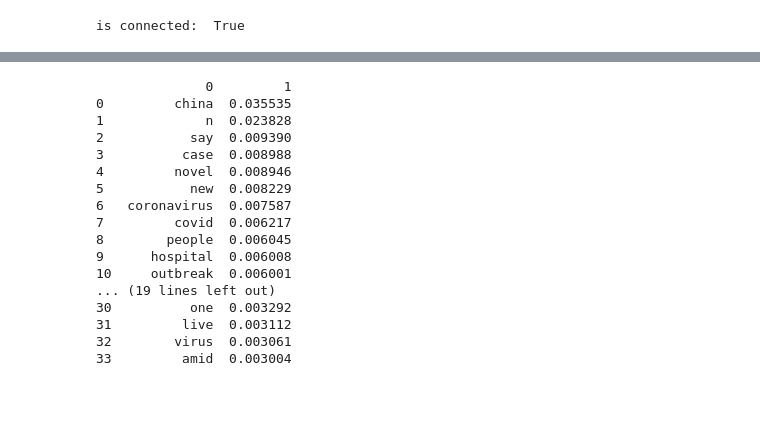
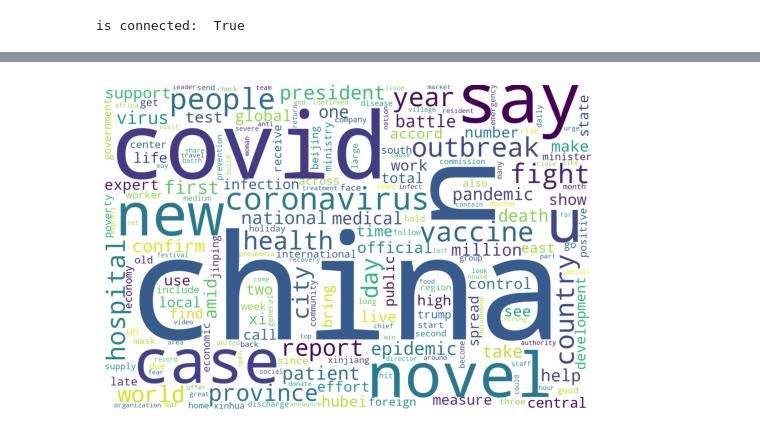
Before and after one commit to silviapoletti/Covid19-related-tweets-Network-Analysis, a Jupyter notebook: src/LIWK_and_projection(draft).ipynb, the cells around one changed output, grey strips where cells are left out. Cells and saved outputs as stored; diff of their text form; code cells hidden in the pictures; blank space fills up the shorter version.

```diff
--- a/src/LIWK_and_projection(draft).ipynb
+++ b/src/LIWK_and_projection(draft).ipynb
@@ -373,24 +384,8 @@ is connected:  True
 # %%
 # Calculating the pagerank on graph G, using as weight for teleportation the average marker value
-pr = nx.algorithms.pagerank(G,alpha = 1,personalization=marker_dict)
+pr = nx.algorithms.pagerank(G,personalization=marker_dict)
 pr = dict(sorted(pr.items(), key=lambda item: item[1],reverse  = True))
+#threshold(pr,0.003)
+plot_wordcloud(pr) #This is the wordcloud of the result of pagerank giving the average marker dict as teleportation vector
+# %% [output]
+[figure, added]
-# %%
-threshold(pr,0.003)
-# %% [output]
-              0         1
-0         china  0.035535
-1             n  0.023828
-2           say  0.009390
-3          case  0.008988
-4         novel  0.008946
-5           new  0.008229
-6   coronavirus  0.007587
-7         covid  0.006217
-8        people  0.006045
-9      hospital  0.006008
-10     outbreak  0.006001
-... (19 lines left out)
-30          one  0.003292
-31         live  0.003112
-32        virus  0.003061
-33         amid  0.003004
```
Also changed, not shown: parts of 47 cells of this notebook.
